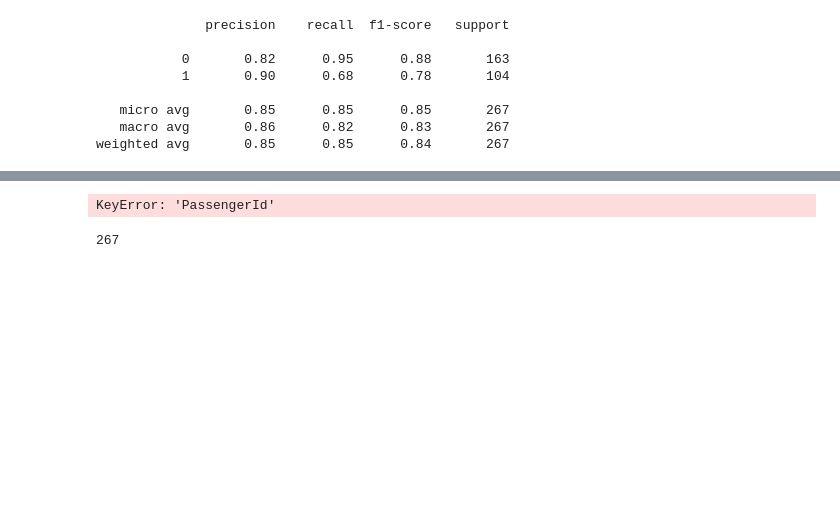
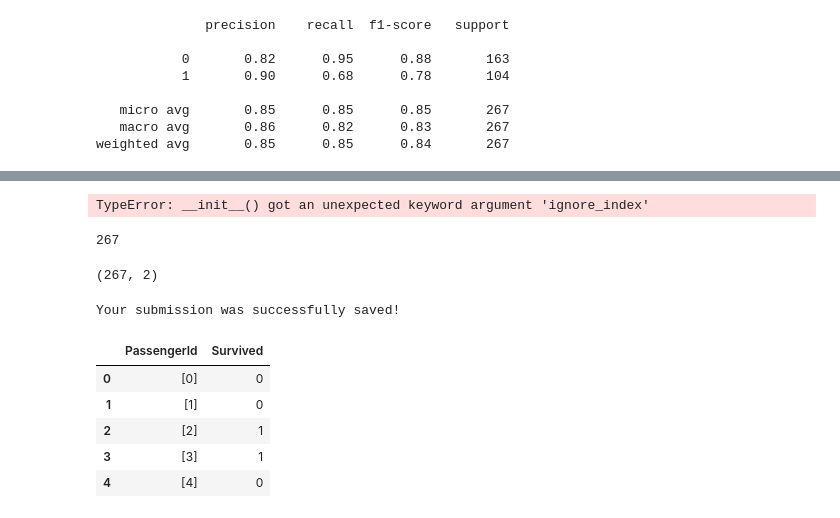
Before and after one commit to paauwp/Titanic-Survivor-analysis, a Jupyter notebook: Kaggle Titanic Comparison JP's Data.ipynb, the cells around one changed output, grey strips where cells are left out. Saved outputs shown, nothing was run; the diff lists cells and outputs as text; code cells hidden in the pictures; blank space fills up the shorter version.

```diff
--- a/Kaggle Titanic Comparison JP's Data.ipynb
+++ b/Kaggle Titanic Comparison JP's Data.ipynb
@@ -297,10 +298,32 @@ df.head()
 # %%
-output = pd.DataFrame({'PassengerId': df.PassengerId['PassengerId'], 'Survived': predictions})
+output = pd.DataFrame({'PassengerId': df.PassengerId, 'Survived': predictions}, ignore_index = True)
 output.to_csv('my_submission.csv', index=False)
 print("Your submission was successfully saved!")
 # %% [output]
-KeyError: 'PassengerId'
+TypeError: __init__() got an unexpected keyword argument 'ignore_index'
 # %%
 print(len(predictions))
 # %% [output]
 267
+# %%
+for i in range(267):
+    df = df.append({"PassengerId":[i]}, ignore_index=True)
+# %%
+print(df.shape)
+# %% [output]
+(267, 2)
+# %%
+output = pd.DataFrame({'PassengerId': df.PassengerId, 'Survived': predictions})
+output.to_csv('my_submission.csv', index=False)
+print("Your submission was successfully saved!")
+# %% [output]
+Your submission was successfully saved!
+# %%
+output.head()
+# %% [output]
+|  | PassengerId | Survived |
+| 0 | [0] | 0 |
+| 1 | [1] | 0 |
+| 2 | [2] | 1 |
+| 3 | [3] | 1 |
+| 4 | [4] | 0 |
```
Also changed, not shown: parts of 1 cell of this notebook.
